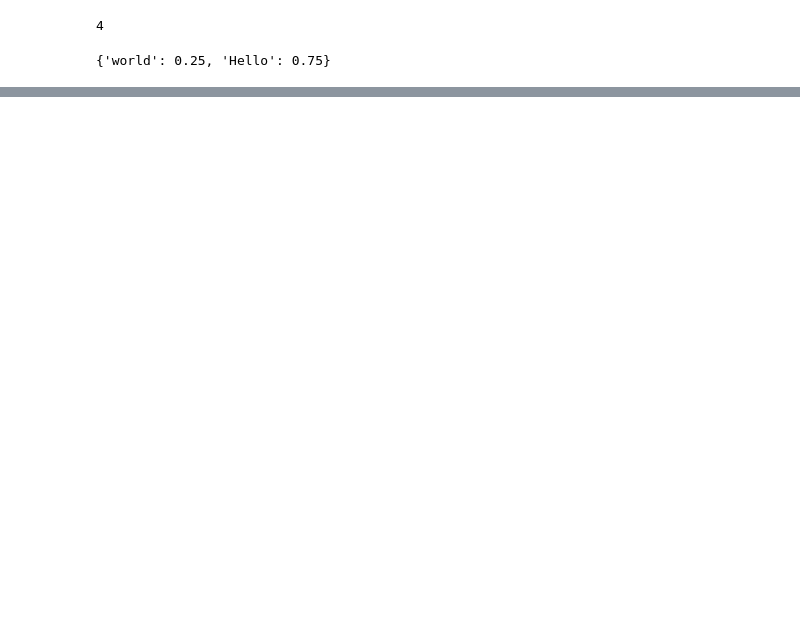
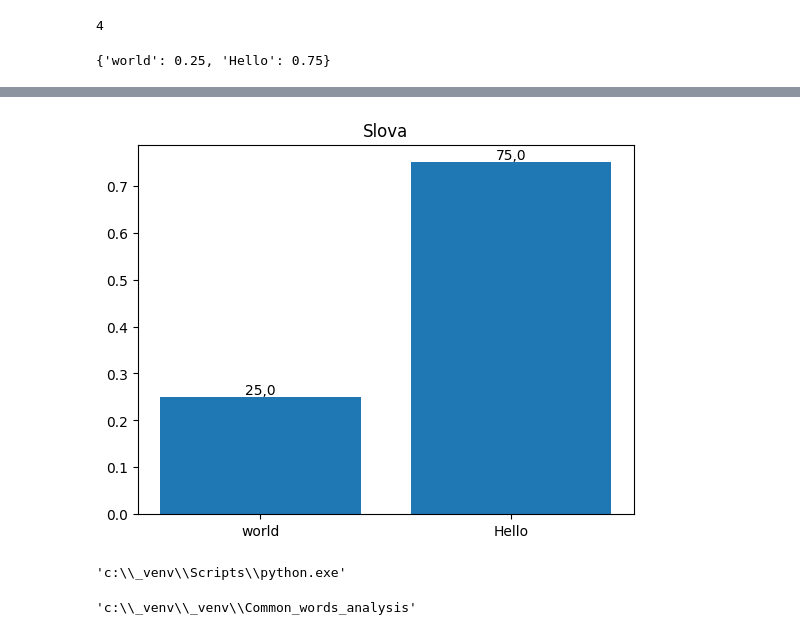
Before and after one commit to funkacer/Common_words_analysis, a Jupyter notebook: L2_words.ipynb, the cells around one changed output, grey strips where cells are left out. Saved outputs shown, nothing was run; the diff lists cells and outputs as text; code cells hidden in the pictures; blank space fills up the shorter version.

Commit message:
z compu v kuchyni pod _venv

```diff
--- a/L2_words.ipynb
+++ b/L2_words.ipynb
@@ -96,0 +175,19 @@ plt.show()
+# %%
+rects = plt.bar(range(len(words_sorted_perc_dict)), words_sorted_perc_dict.values())
+for rect in rects:
+    plt.annotate(text = rd(rect.get_height()*100, 1), xy = (rect.get_x() + rect.get_width()/2, rect.get_height()), ha = 'center', va = 'bottom', color = 'black')
+plt.xticks(range(len(words_sorted_perc_dict)), words_sorted_perc_dict.keys())
+plt.title("Slova")
+plt.show()
+# %% [output]
+[figure, added]
+# %%
+import sys
+sys.executable
+# %% [output]
+'c:\\_venv\\Scripts\\python.exe'
+# %%
+import os
+os.getcwd()
+# %% [output]
+'c:\\_venv\\_venv\\Common_words_analysis'
```
Also changed, not shown: parts of 11 cells of this notebook, 1 other file.
